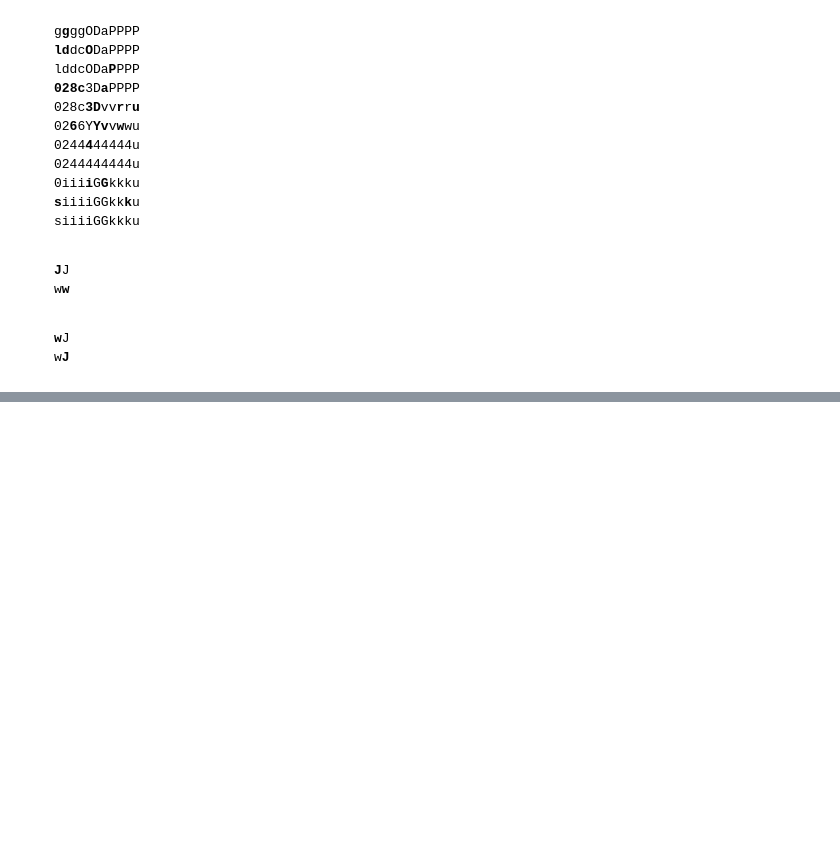
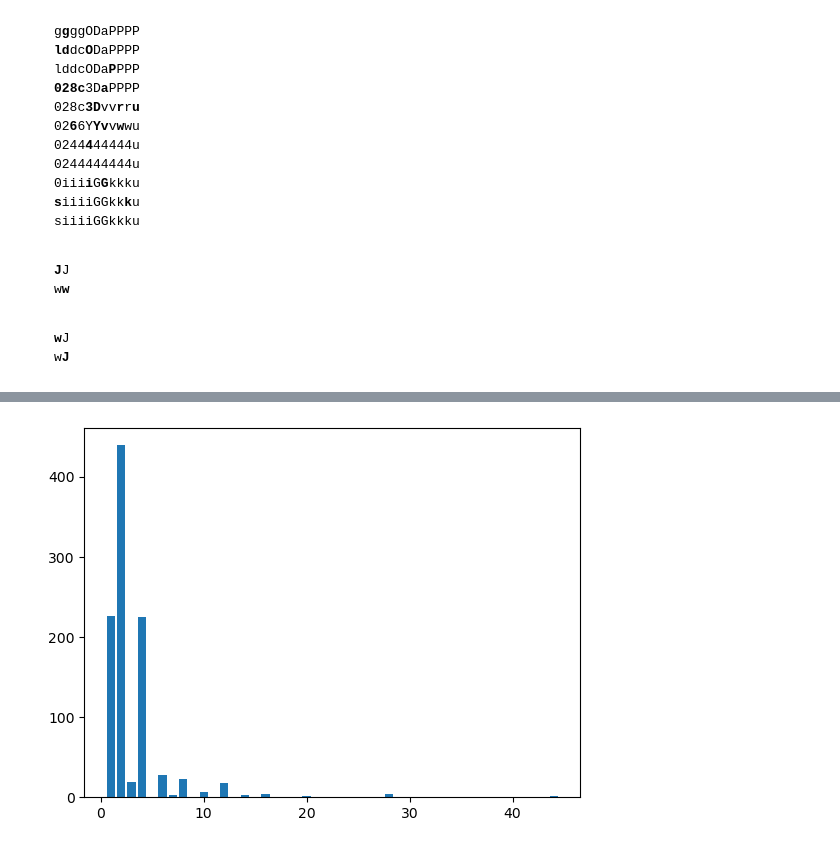
Before and after one commit to RobinFiveWords/shikaku, a Jupyter notebook: research.ipynb, the cells around one changed output, grey strips where cells are left out. Saved outputs shown, nothing was run; the diff lists cells and outputs as text; code cells hidden in the pictures; blank space fills up the shorter version.

```diff
--- a/research.ipynb
+++ b/research.ipynb
@@ -448,0 +519,3 @@ wJ wJ
+# %%
+random_v1_1000 = sorted(randomize_v1(test_grid, test_solutions[0], 1000, seed='praline').items())
+random_v1_1000
@@ -448,0 +537,4 @@ wJ wJ
+# %%
+plt.bar(*zip(*random_v1_1000));
+# %% [output]
+[figure, added]
```
Also changed, not shown: parts of 15 cells of this notebook.
